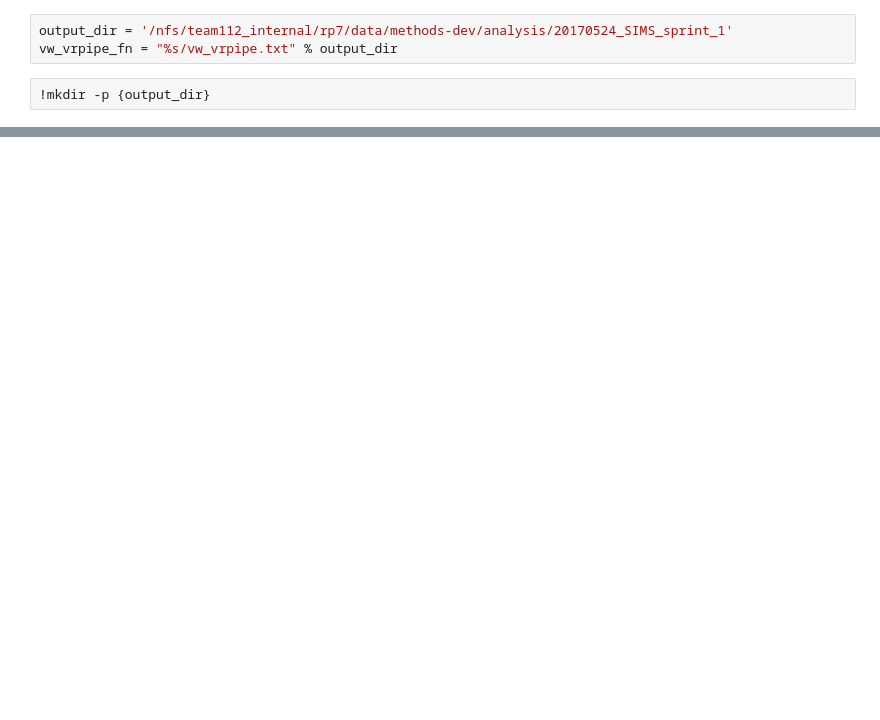
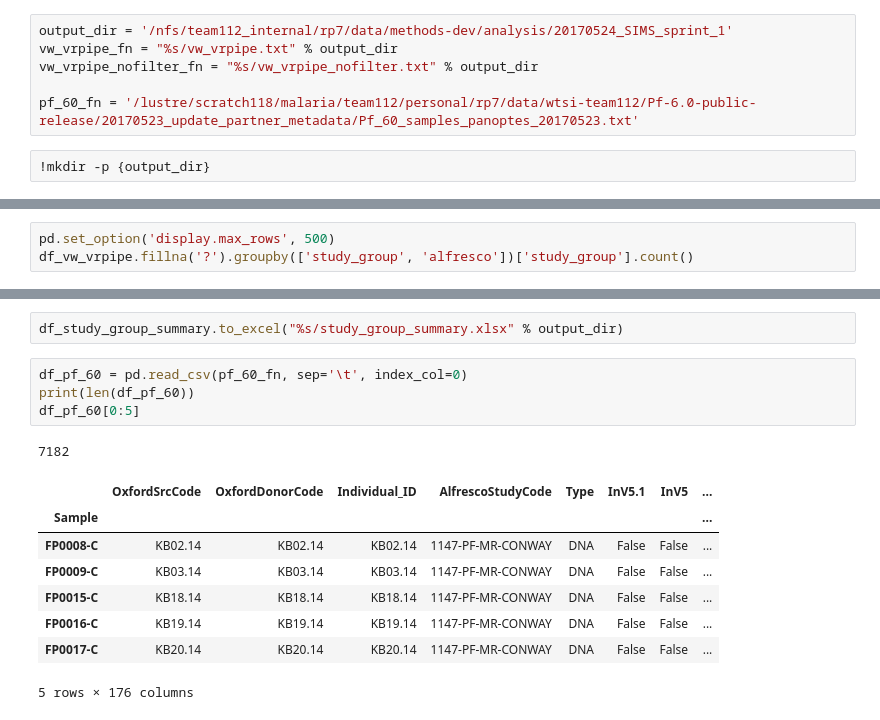
Before and after one commit to malariagen/methods-dev, a Jupyter notebook: notebooks/20170524_SIMS_sprint_1.ipynb, the cells around one changed output, grey strips where cells are left out. Saved outputs shown, nothing was run; the diff lists cells and outputs as text; blank space fills up the shorter version.

```diff
--- a/notebooks/20170524_SIMS_sprint_1.ipynb
+++ b/notebooks/20170524_SIMS_sprint_1.ipynb
@@ -20,6 +18,9 @@ tables 3.3.0
 # %%
 output_dir = '/nfs/team112_internal/rp7/data/methods-dev/analysis/20170524_SIMS_sprint_1'
 vw_vrpipe_fn = "%s/vw_vrpipe.txt" % output_dir
+vw_vrpipe_nofilter_fn = "%s/vw_vrpipe_nofilter.txt" % output_dir
+
+pf_60_fn = '/lustre/scratch118/malaria/team112/personal/rp7/data/wtsi-team112/Pf-6.0-public-release/20170523_update_partner_metadata/Pf_60_samples_panoptes_20170523.txt'
 # %%
 !mkdir -p {output_dir}
 # %%
@@ -45,0 +94,3 @@ where sample_id=sample.id\
+# %%
+pd.set_option('display.max_rows', 500)
+df_vw_vrpipe.fillna('?').groupby(['study_group', 'alfresco'])['study_group'].count()
@@ -45,0 +180,16 @@ where sample_id=sample.id\
+# %%
+df_study_group_summary.to_excel("%s/study_group_summary.xlsx" % output_dir)
+# %%
+df_pf_60 = pd.read_csv(pf_60_fn, sep='\t', index_col=0)
+print(len(df_pf_60))
+df_pf_60[0:5]
+# %% [output]
+7182
+|  | OxfordSrcCode | OxfordDonorCode | Individual_ID | AlfrescoStudyCode | Type | InV5.1 | InV5 | ... |
+| Sample |  |  |  |  |  |  |  | ... |
+| FP0008-C | KB02.14 | KB02.14 | KB02.14 | 1147-PF-MR-CONWAY | DNA | False | False | ... |
+| FP0009-C | KB03.14 | KB03.14 | KB03.14 | 1147-PF-MR-CONWAY | DNA | False | False | ... |
+| FP0015-C | KB18.14 | KB18.14 | KB18.14 | 1147-PF-MR-CONWAY | DNA | False | False | ... |
+| FP0016-C | KB19.14 | KB19.14 | KB19.14 | 1147-PF-MR-CONWAY | DNA | False | False | ... |
+| FP0017-C | KB20.14 | KB20.14 | KB20.14 | 1147-PF-MR-CONWAY | DNA | False | False | ... |
+5 rows × 176 columns
```
Also changed, not shown: parts of 18 cells of this notebook, 12 other files.
